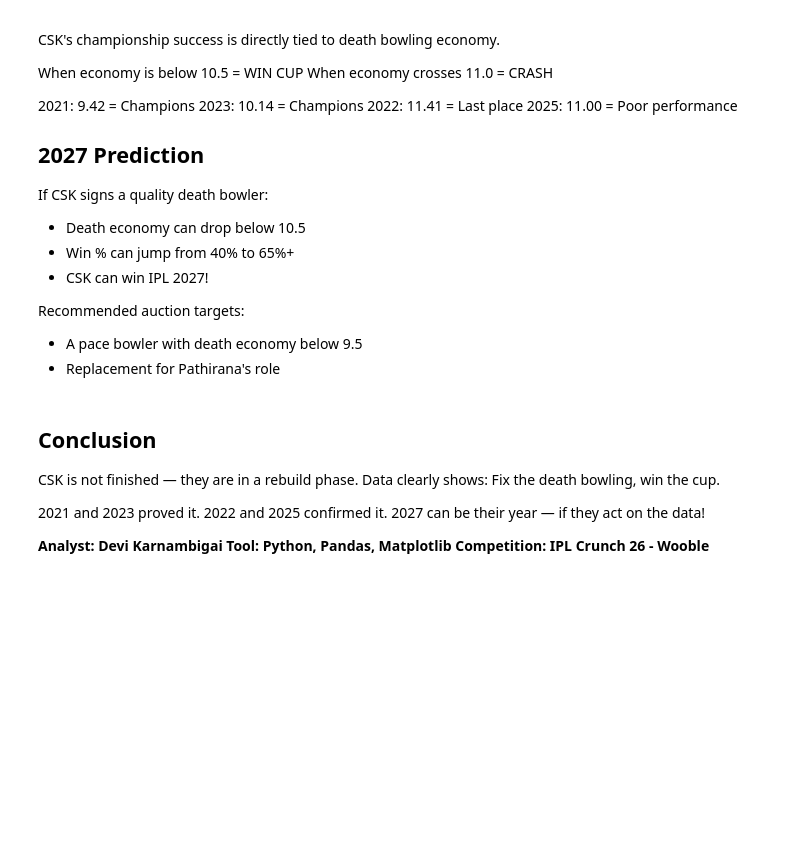
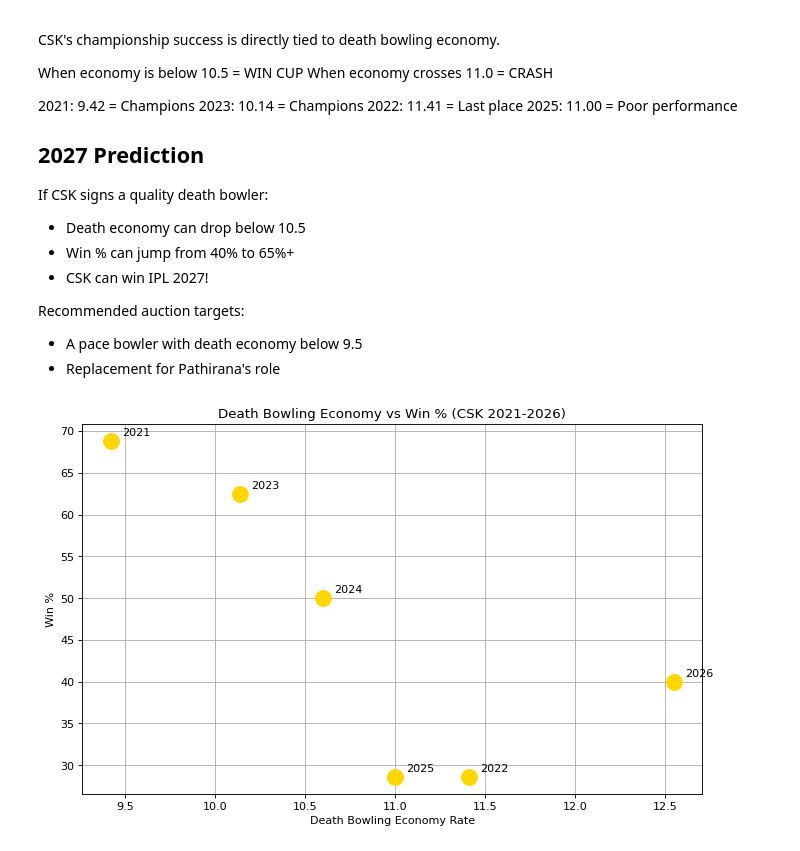
Before and after one commit to devikarnambigai086-rgb/csk-ipl-analysis-2027, a Jupyter notebook: CSK_Dynasty_to_Decline_2027.ipynb, the cells around one changed output. Cells and saved outputs as stored; diff of their text form; code cells hidden in the pictures; blank space fills up the shorter version.

```diff
--- a/CSK_Dynasty_to_Decline_2027.ipynb
+++ b/CSK_Dynasty_to_Decline_2027.ipynb
@@ -317,16 +329,23 @@ If CSK signs a quality death bowler:
 Recommended auction targets:
 - A pace bowler with death economy below 9.5
 - Replacement for Pathirana's role
-# %% [markdown]
-## Conclusion
-CSK is not finished — they are in a rebuild phase.
-Data clearly shows: Fix the death bowling,
-win the cup.
-
-2021 and 2023 proved it.
-2022 and 2025 confirmed it.
-2027 can be their year — if they act on the data!
-
-**Analyst: Devi Karnambigai**
-**Tool: Python, Pandas, Matplotlib**
-**Competition: IPL Crunch 26 - Wooble**
+# %%
+# @title
+seasons_list = ['2021','2022','2023','2024','2025','2026']
+win_values = [68.8, 28.6, 62.5, 50.0, 28.6, 40.0]
+economy_values = [9.42, 11.41, 10.14, 10.60, 11.00, 12.55]
+
+plt.figure(figsize=(10,6))
+plt.scatter(economy_values, win_values, color='gold', s=200, zorder=5)
+
+for i, season in enumerate(seasons_list):
+    plt.annotate(season, (economy_values[i], win_values[i]),
+                textcoords="offset points", xytext=(10,5))
+
+plt.title('Death Bowling Economy vs Win % (CSK 2021-2026)')
+plt.xlabel('Death Bowling Economy Rate')
+plt.ylabel('Win %')
+plt.grid(True)
+plt.show()
+# %% [output]
+[figure, added]
```
Also changed, not shown: parts of 43 cells of this notebook.
